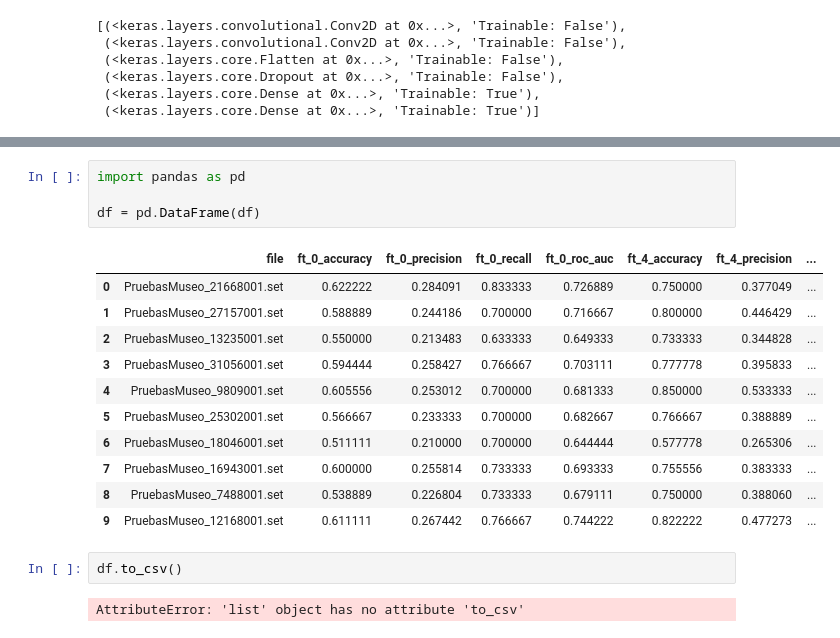
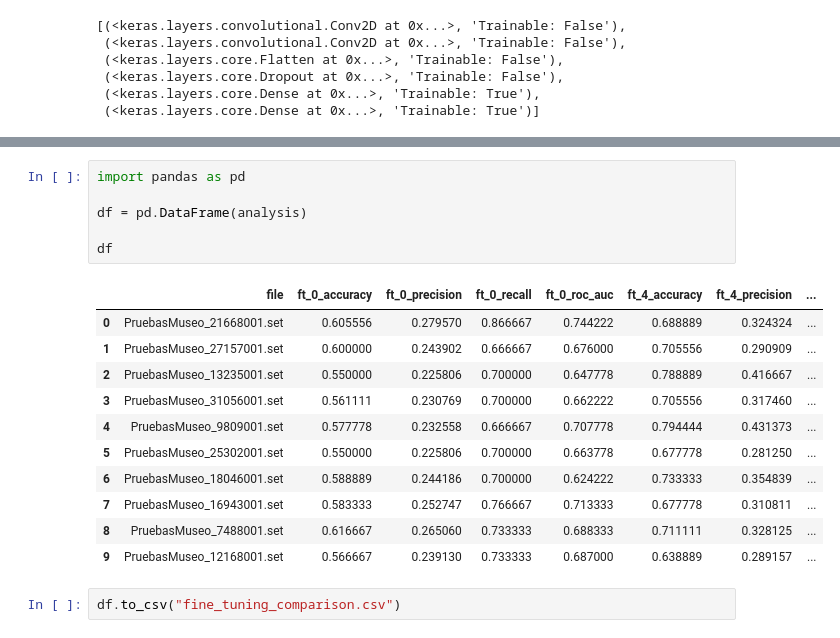
Before and after one commit to finiteautomata/p300speller, a Jupyter notebook: notebooks/fine_tuning.ipynb, the cells around one changed output, grey strips where cells are left out. Cells and saved outputs as stored; diff of their text form.

Commit message:
Fine tuning.

```diff
--- a/notebooks/fine_tuning.ipynb
+++ b/notebooks/fine_tuning.ipynb
@@ -264,20 +256,20 @@ Epoch 10/10
 # %%
 import pandas as pd
 
-df = pd.DataFrame(df)
+df = pd.DataFrame(analysis)
+
+df
 # %% [output]
 |  | file | ft_0_accuracy | ft_0_precision | ft_0_recall | ft_0_roc_auc | ft_4_accuracy | ft_4_precision | ... |
-| 0 | PruebasMuseo_21668001.set | 0.622222 | 0.284091 | 0.833333 | 0.726889 | 0.750000 | 0.377049 | ... |
-| 1 | PruebasMuseo_27157001.set | 0.588889 | 0.244186 | 0.700000 | 0.716667 | 0.800000 | 0.446429 | ... |
-| 2 | PruebasMuseo_13235001.set | 0.550000 | 0.213483 | 0.633333 | 0.649333 | 0.733333 | 0.344828 | ... |
-| 3 | PruebasMuseo_31056001.set | 0.594444 | 0.258427 | 0.766667 | 0.703111 | 0.777778 | 0.395833 | ... |
-| 4 | PruebasMuseo_9809001.set | 0.605556 | 0.253012 | 0.700000 | 0.681333 | 0.850000 | 0.533333 | ... |
-| 5 | PruebasMuseo_25302001.set | 0.566667 | 0.233333 | 0.700000 | 0.682667 | 0.766667 | 0.388889 | ... |
-| 6 | PruebasMuseo_18046001.set | 0.511111 | 0.210000 | 0.700000 | 0.644444 | 0.577778 | 0.265306 | ... |
-| 7 | PruebasMuseo_16943001.set | 0.600000 | 0.255814 | 0.733333 | 0.693333 | 0.755556 | 0.383333 | ... |
-| 8 | PruebasMuseo_7488001.set | 0.538889 | 0.226804 | 0.733333 | 0.679111 | 0.750000 | 0.388060 | ... |
-| 9 | PruebasMuseo_12168001.set | 0.611111 | 0.267442 | 0.766667 | 0.744222 | 0.822222 | 0.477273 | ... |
+| 0 | PruebasMuseo_21668001.set | 0.605556 | 0.279570 | 0.866667 | 0.744222 | 0.688889 | 0.324324 | ... |
+| 1 | PruebasMuseo_27157001.set | 0.600000 | 0.243902 | 0.666667 | 0.676000 | 0.705556 | 0.290909 | ... |
+| 2 | PruebasMuseo_13235001.set | 0.550000 | 0.225806 | 0.700000 | 0.647778 | 0.788889 | 0.416667 | ... |
+| 3 | PruebasMuseo_31056001.set | 0.561111 | 0.230769 | 0.700000 | 0.662222 | 0.705556 | 0.317460 | ... |
+| 4 | PruebasMuseo_9809001.set | 0.577778 | 0.232558 | 0.666667 | 0.707778 | 0.794444 | 0.431373 | ... |
+| 5 | PruebasMuseo_25302001.set | 0.550000 | 0.225806 | 0.700000 | 0.663778 | 0.677778 | 0.281250 | ... |
+| 6 | PruebasMuseo_18046001.set | 0.588889 | 0.244186 | 0.700000 | 0.624222 | 0.733333 | 0.354839 | ... |
+| 7 | PruebasMuseo_16943001.set | 0.583333 | 0.252747 | 0.766667 | 0.713333 | 0.677778 | 0.310811 | ... |
+| 8 | PruebasMuseo_7488001.set | 0.616667 | 0.265060 | 0.733333 | 0.688333 | 0.711111 | 0.328125 | ... |
+| 9 | PruebasMuseo_12168001.set | 0.566667 | 0.239130 | 0.733333 | 0.687000 | 0.638889 | 0.289157 | ... |
 # %%
-df.to_csv()
+df.to_csv("fine_tuning_comparison.csv")
-# %% [output]
-AttributeError: 'list' object has no attribute 'to_csv'
```
Also changed, not shown: parts of 6 cells of this notebook.
